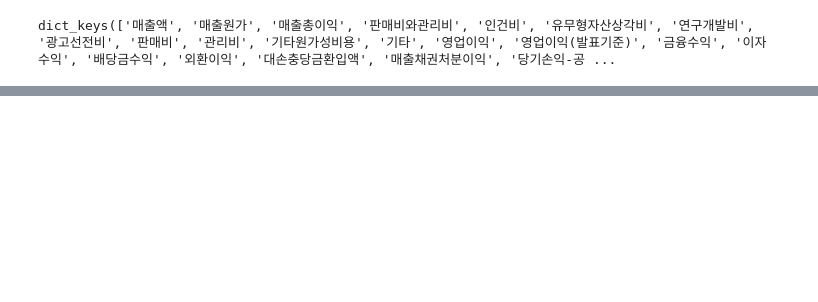
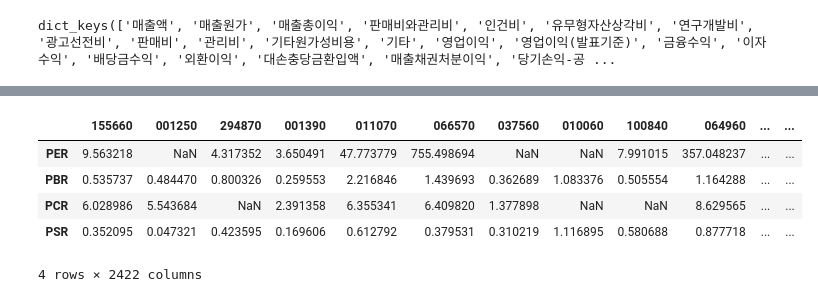
Before and after one commit to mingqook/Finance_ML, a Jupyter notebook: test.ipynb, the cells around one changed output, grey strips where cells are left out. Drawn from its saved outputs; the diff is of its cells as text; code cells hidden in the pictures; blank space fills up the shorter version.

```diff
--- a/test.ipynb
+++ b/test.ipynb
@@ -219,0 +161,9 @@ aa.pct_change().rank() == 1
+# %%
+data_i.head()
+# %% [output]
+|  | 155660 | 001250 | 294870 | 001390 | 011070 | 066570 | 037560 | 010060 | 100840 | 064960 | ... | ... |
+| PER | 9.563218 | NaN | 4.317352 | 3.650491 | 47.773779 | 755.498694 | NaN | NaN | 7.991015 | 357.048237 | ... | ... |
+| PBR | 0.535737 | 0.484470 | 0.800326 | 0.259553 | 2.216846 | 1.439693 | 0.362689 | 1.083376 | 0.505554 | 1.164288 | ... | ... |
+| PCR | 6.028986 | 5.543684 | NaN | 2.391358 | 6.355341 | 6.409820 | 1.377898 | NaN | NaN | 8.629565 | ... | ... |
+| PSR | 0.352095 | 0.047321 | 0.423595 | 0.169606 | 0.612792 | 0.379531 | 0.310219 | 1.116895 | 0.580688 | 0.877718 | ... | ... |
+4 rows × 2422 columns
```
Also changed, not shown: parts of 36 cells of this notebook, 4 other files.
